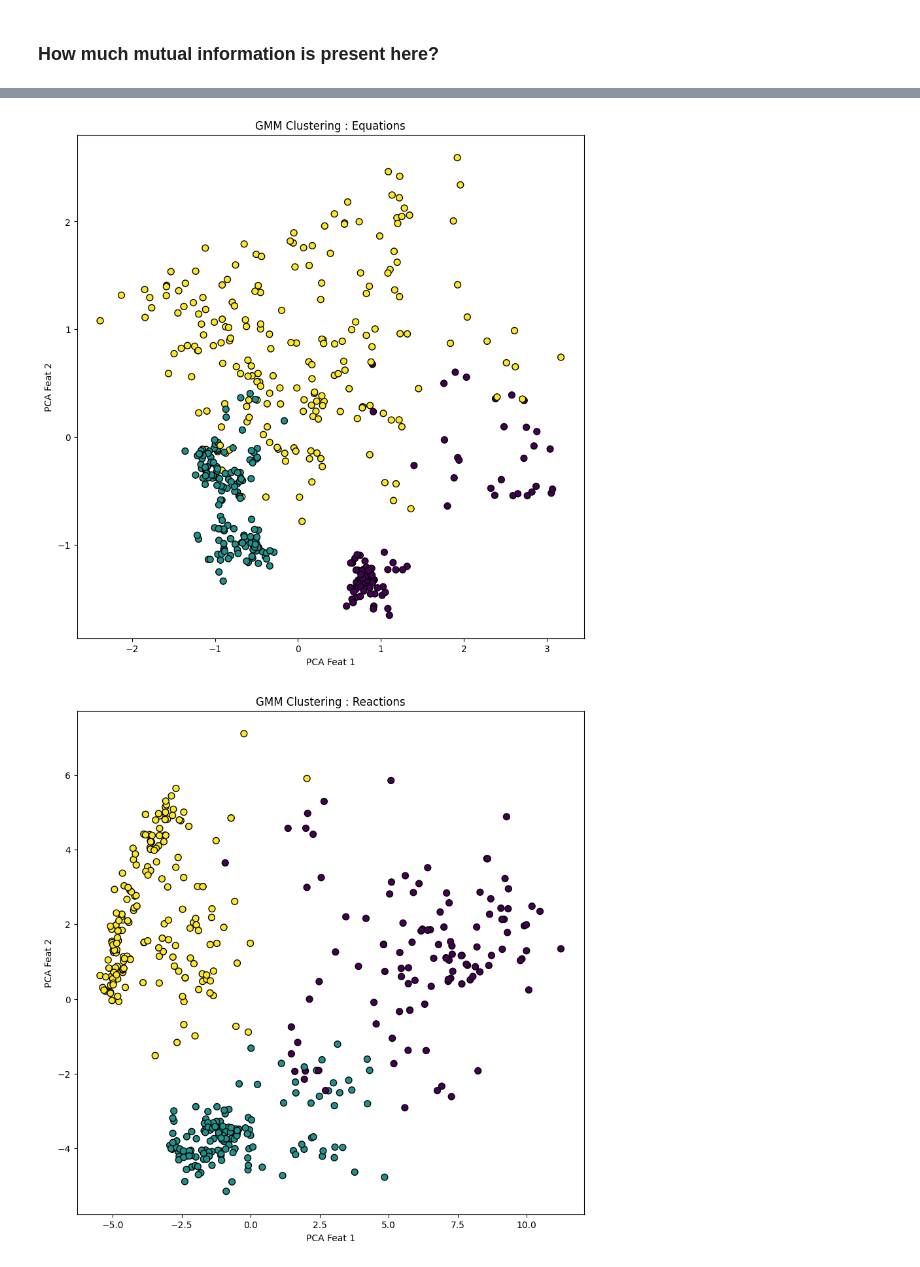
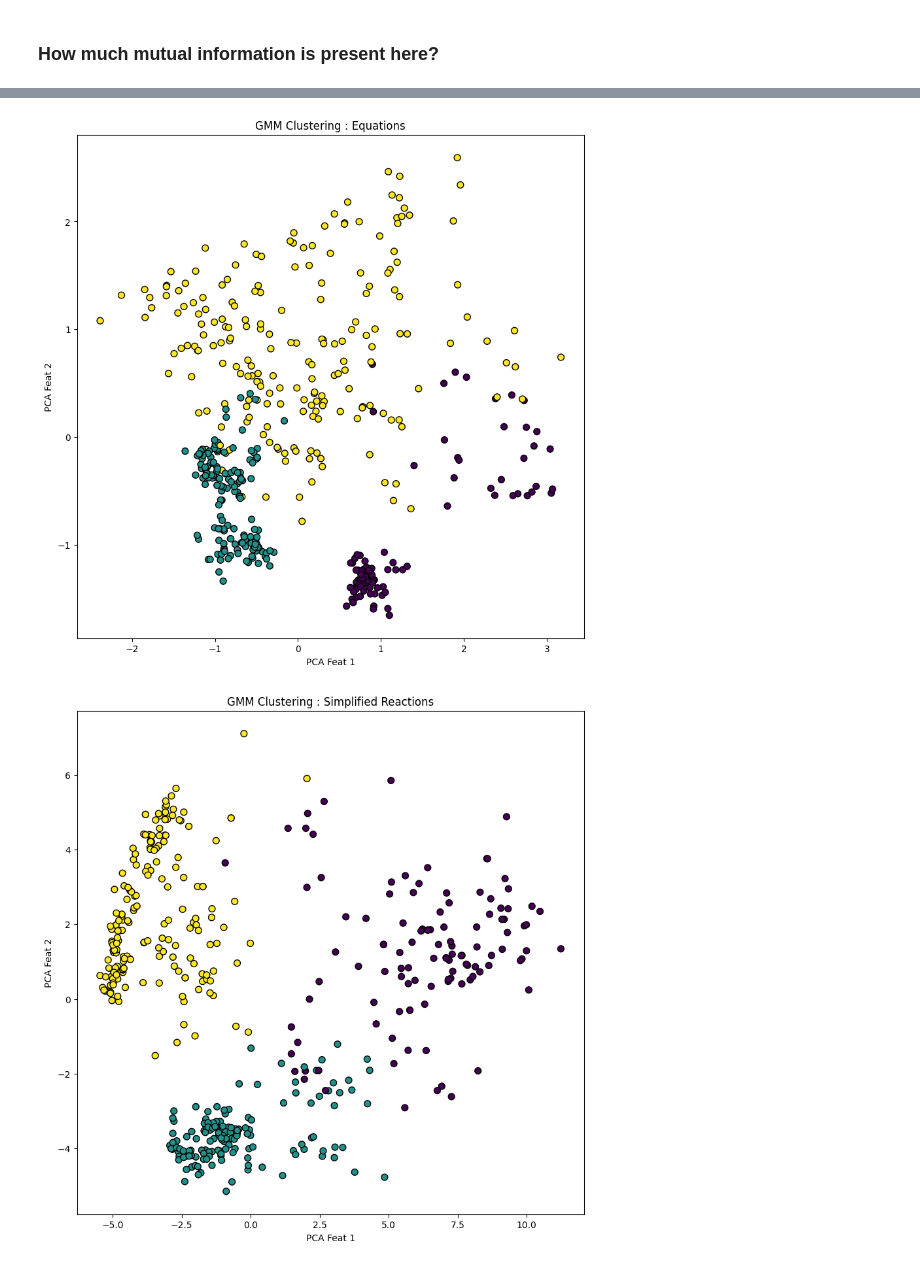
Before and after one commit to francescolosterzo/dufourspitze_16, a Jupyter notebook: nt/data_exploration.ipynb, the cells around one changed output, grey strips where cells are left out. Cells and saved outputs as stored; diff of their text form; code cells hidden in the pictures.

```diff
--- a/nt/data_exploration.ipynb
+++ b/nt/data_exploration.ipynb
@@ -231,14 +231,17 @@ def do_gmm_stuff(X, nc, text):
 # %%
 desc_labels =do_gmm_stuff(desc_red,3, "Descriptions")
 rcn_labels =do_gmm_stuff(rcn_red,3, "Reactions")
 rate_labels =do_gmm_stuff(rate_red,3, "Reaction Rates")
 eqn_labels =do_gmm_stuff(eq_red,3, "Equations")
-s_rcn_labels =do_gmm_stuff(s_rcn_red,3, "Reactions")
-s_rate_labels =do_gmm_stuff(s_rate_red,3, "Reaction Rates")
-s_eqn_labels =do_gmm_stuff(s_eq_red,3, "Equations")
+s_rcn_labels =do_gmm_stuff(s_rcn_red,3, "Simplified Reactions")
+s_rate_labels =do_gmm_stuff(s_rate_red,3, "Simplified Reaction Rates")
+s_eqn_labels =do_gmm_stuff(s_eq_red,3, "Simplified Equations")
+s_tsne_ode_labels = do_gmm_stuff(tsne_embeddings_B,5,"Simplified Equations - t-SNE")
+
+s_tsne_desc_labels = do_gmm_stuff(tsne_embeddings_C,5,"Descriptions - t-SNE")
 # %% [output]
 [figure]
 [figure]
 [figure]
 [figure]
-[figure, old version]
+[figure, new version]
```
Also changed, not shown: parts of 6 cells of this notebook.
